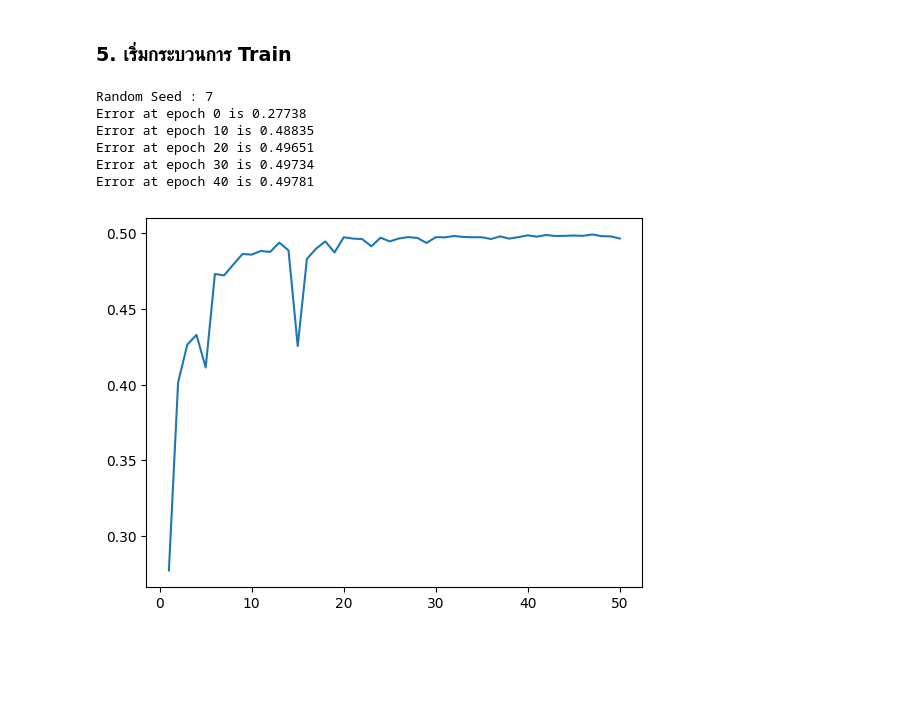
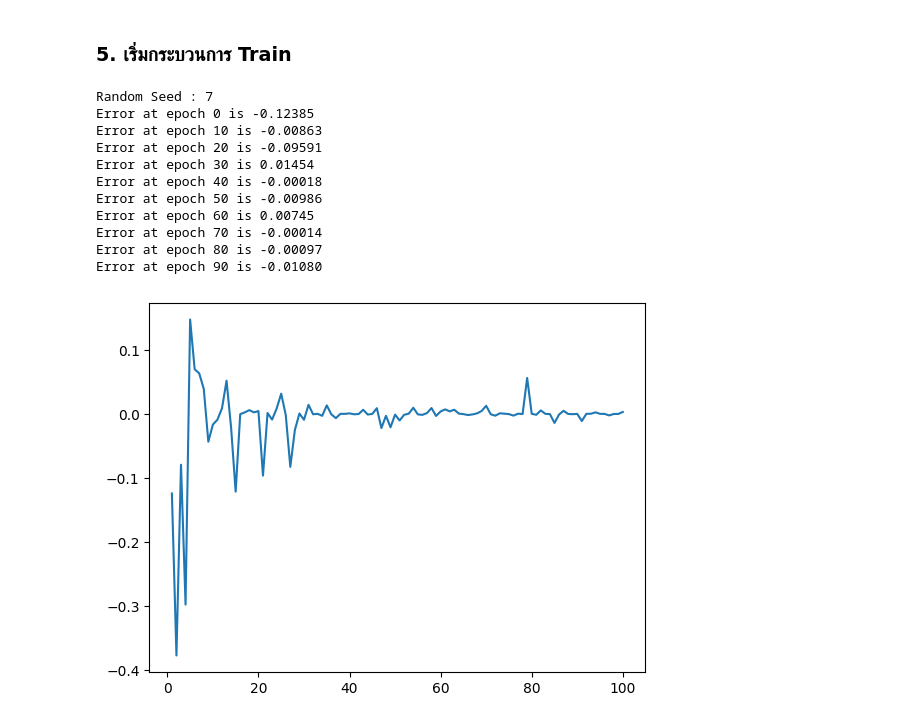
Before and after one commit to Celesca/cpe112-data-structure, a Jupyter notebook: Final_Project/Model.ipynb, the cells around one changed output. Cells and saved outputs as stored; diff of their text form; code cells hidden in the pictures; blank space fills up the shorter version.

```diff
--- a/Final_Project/Model.ipynb
+++ b/Final_Project/Model.ipynb
@@ -587,15 +631,20 @@ No.Output Unit:  2
 # %% [markdown]
 ### 5. เริ่มกระบวนการ Train
 # %%
-myModel.trainModel(7,50,0.01,0.01)
+myModel.trainModel(7,100,0.005,0.01,10)
 # %% [output]
 Random Seed : 7
-Error at epoch 0 is 0.27738
-Error at epoch 10 is 0.48835
-Error at epoch 20 is 0.49651
-Error at epoch 30 is 0.49734
-Error at epoch 40 is 0.49781
+Error at epoch 0 is -0.12385
+Error at epoch 10 is -0.00863
+Error at epoch 20 is -0.09591
+Error at epoch 30 is 0.01454
+Error at epoch 40 is -0.00018
+Error at epoch 50 is -0.00986
+Error at epoch 60 is 0.00745
+Error at epoch 70 is -0.00014
+Error at epoch 80 is -0.00097
+Error at epoch 90 is -0.01080
-[figure, old version]
+[figure, new version]
 # %%
 myModel._weights_hidden_output
 # %% [output]
```
Also changed, not shown: parts of 10 cells of this notebook.
